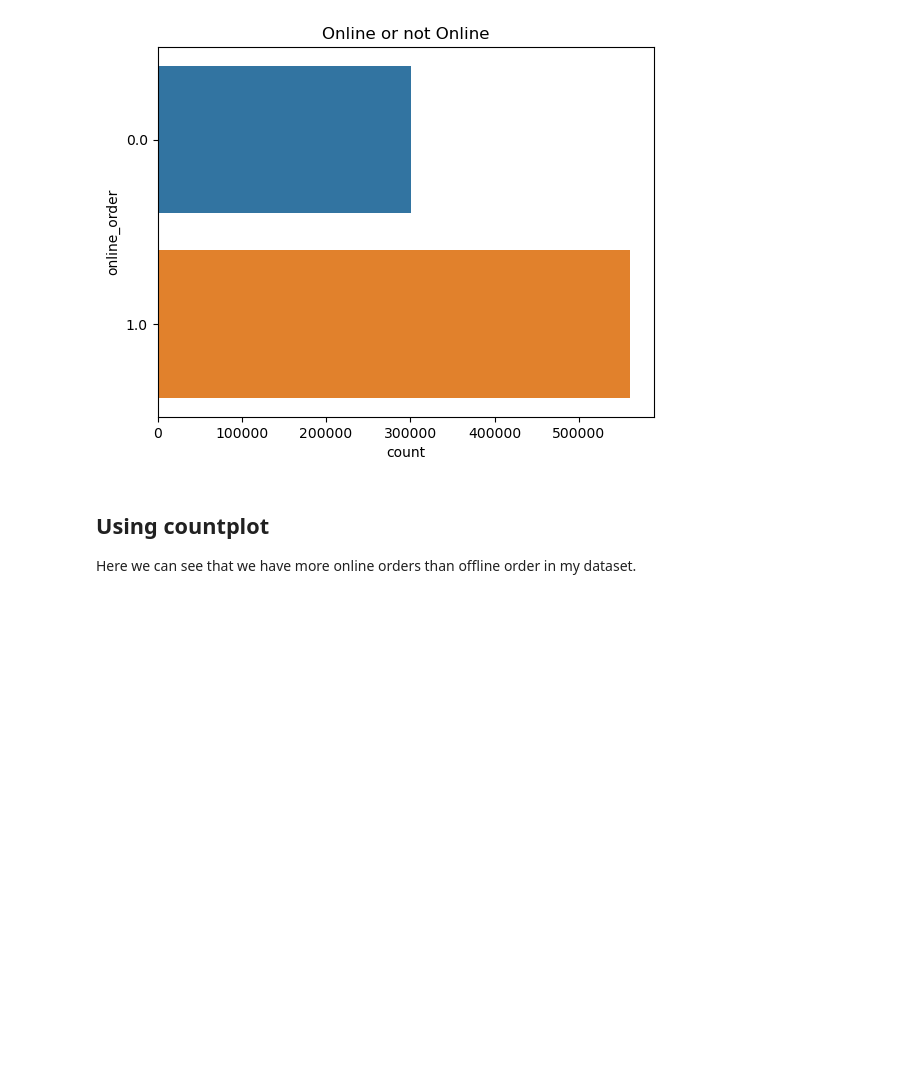
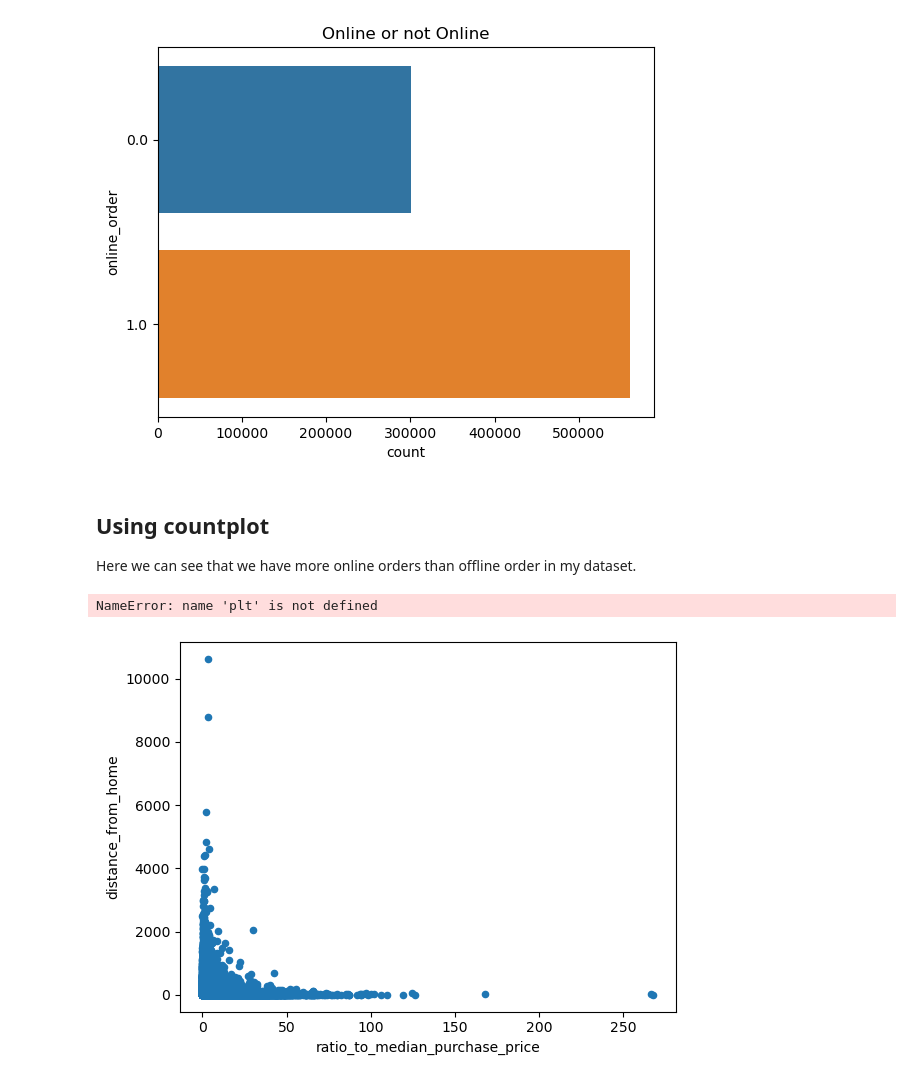
Before and after one commit to KarimKhalil33/CreditCard-Fraud-Data-Analysis, a Jupyter notebook: analysis/analysis2.ipynb, the cells around one changed output. Drawn from its saved outputs; the diff is of its cells as text; code cells hidden in the pictures; blank space fills up the shorter version.

```diff
--- a/analysis/analysis2.ipynb
+++ b/analysis/analysis2.ipynb
@@ -109,3 +109,9 @@ sns.countplot(y= mydata["online_order"]).set(title="Online or not Online")
 # %% [markdown]
 ## Using countplot
 Here we can see that we have more online orders than offline order in my dataset.
+# %%
+scatterplot = mydata.plot(kind='scatter',x='ratio_to_median_purchase_price',y='distance_from_home')
+plt.show(scatterplot)
+# %% [output]
+NameError: name 'plt' is not defined
+[figure, added]
```
